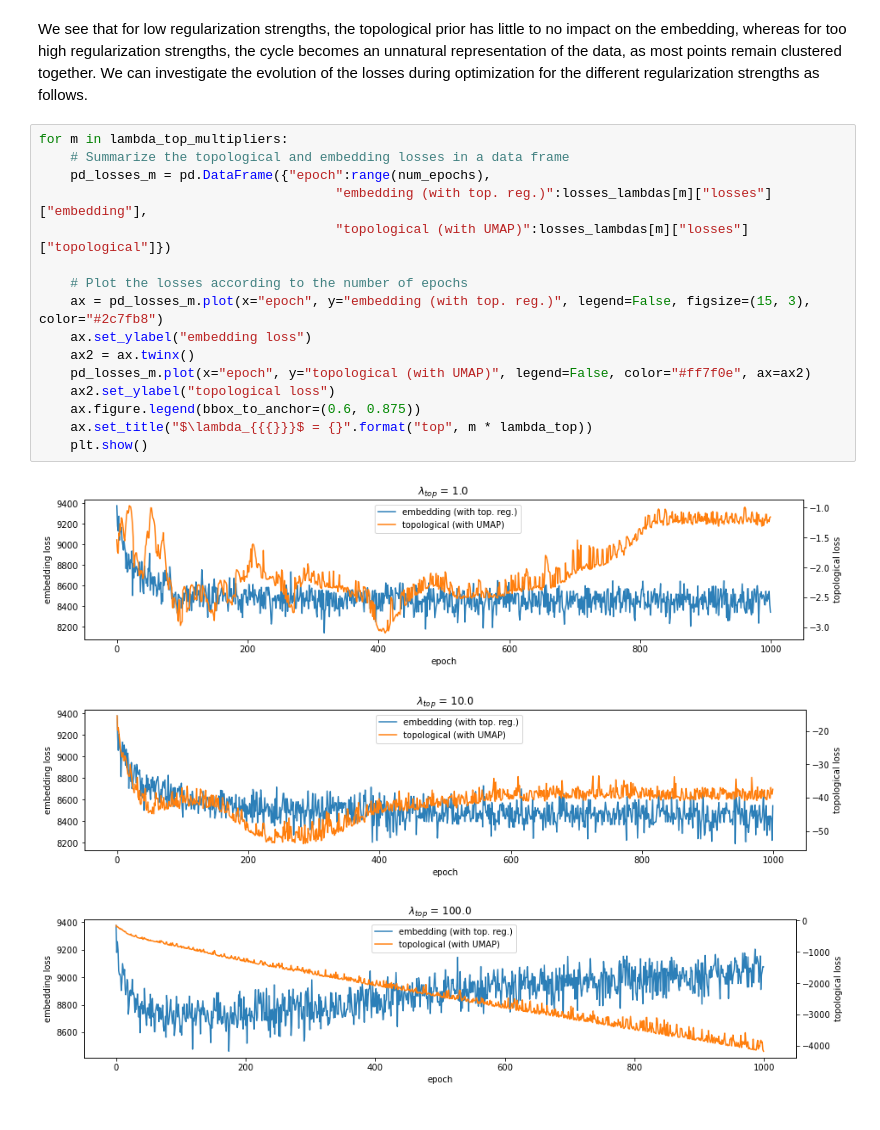
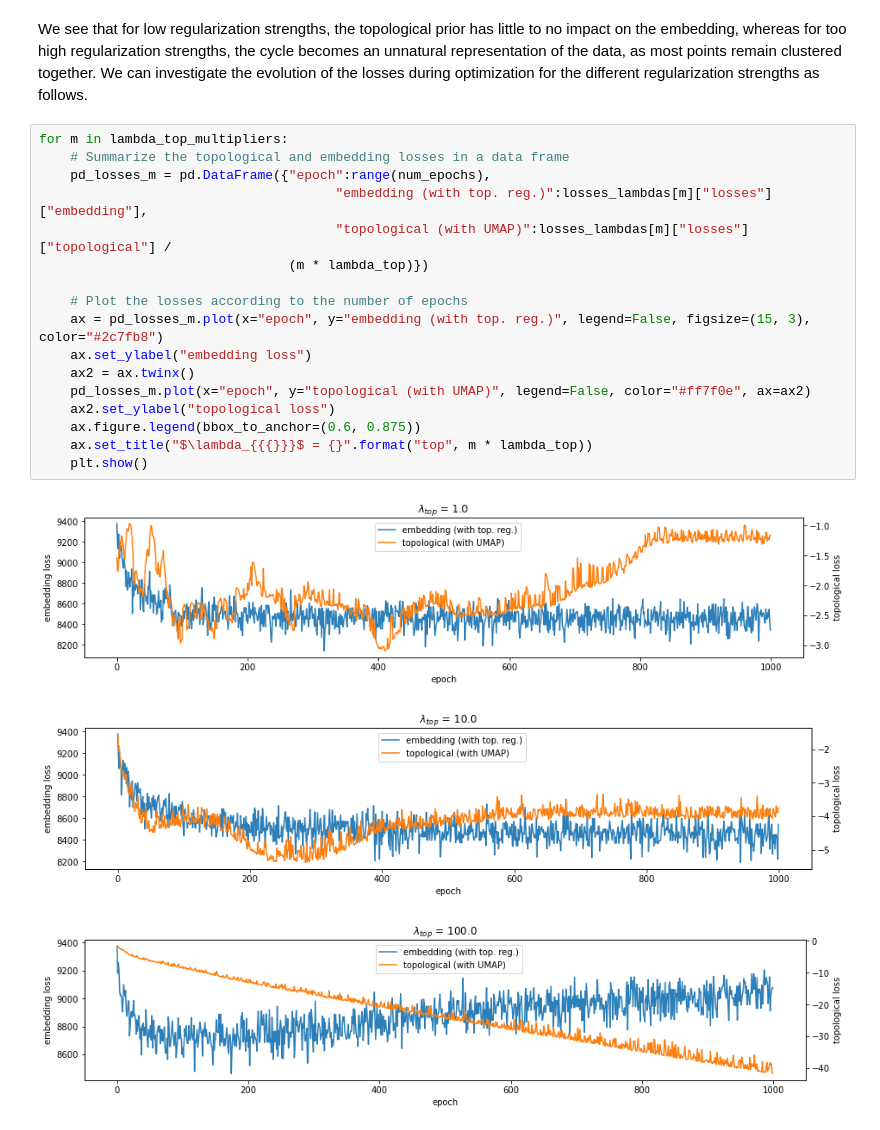
Before and after one commit to robinvndaele/topembedding, a Jupyter notebook: Experiments/CellBifurcating.ipynb, the cells around one changed output. Saved outputs shown, nothing was run; the diff lists cells and outputs as text.

```diff
--- a/Experiments/CellBifurcating.ipynb
+++ b/Experiments/CellBifurcating.ipynb
@@ -455,20 +455,21 @@ We see that for low regularization strengths, the topological prior has little t
 # %%
 for m in lambda_top_multipliers:
     # Summarize the topological and embedding losses in a data frame
     pd_losses_m = pd.DataFrame({"epoch":range(num_epochs),
                                       "embedding (with top. reg.)":losses_lambdas[m]["losses"]["embedding"],
-                                      "topological (with UMAP)":losses_lambdas[m]["losses"]["topological"]})
+                                      "topological (with UMAP)":losses_lambdas[m]["losses"]["topological"] /
+                                (m * lambda_top)})
 
     # Plot the losses according to the number of epochs
     ax = pd_losses_m.plot(x="epoch", y="embedding (with top. reg.)", legend=False, figsize=(15, 3), color="#2c7fb8")
     ax.set_ylabel("embedding loss")
     ax2 = ax.twinx()
     pd_losses_m.plot(x="epoch", y="topological (with UMAP)", legend=False, color="#ff7f0e", ax=ax2)
     ax2.set_ylabel("topological loss")
     ax.figure.legend(bbox_to_anchor=(0.6, 0.875))
     ax.set_title("$\lambda_{{{}}}$ = {}".format("top", m * lambda_top))
     plt.show()
 # %% [output]
 [figure]
-[figure, old version]
+[figure, new version]
-[figure, old version]
+[figure, new version]
```
Also changed, not shown: parts of 6 cells of this notebook, 2 other files.
